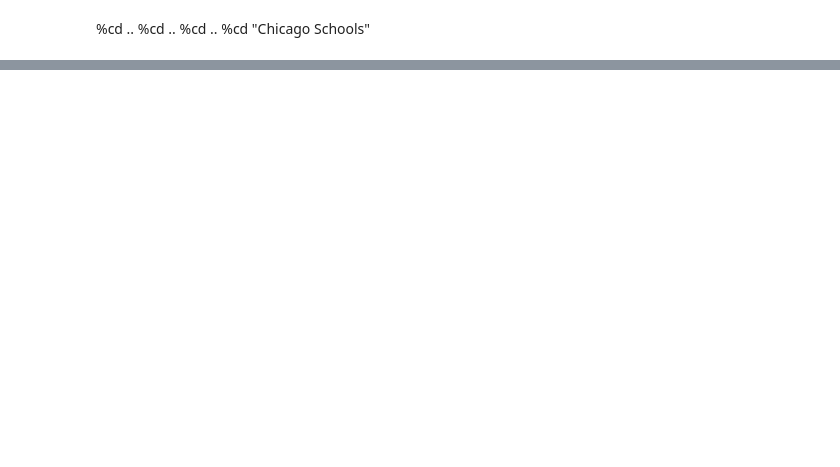
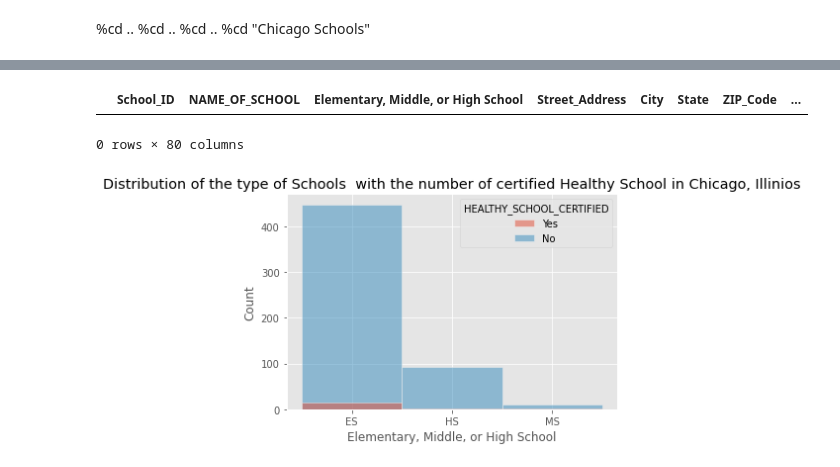
Before and after one commit to imabiodun/chicago_school_DS, a Jupyter notebook: chicago_schools.ipynb, the cells around one changed output, grey strips where cells are left out. Drawn from its saved outputs; the diff is of its cells as text; code cells hidden in the pictures; blank space fills up the shorter version.

```diff
--- a/chicago_schools.ipynb
+++ b/chicago_schools.ipynb
@@ -1,5 +1,8 @@
 # %%
 import pandas as pd
+import seaborn as sns
+import matplotlib.pyplot as plt
+plt.style.use('ggplot')
 # %%
 %cd ..
 %cd Coursera/Coursera/CSVs/
@@ -15,5 +18,6 @@ for a in df.drop('COMMUNITY_AREA_NAME',axis=1).columns:
 # %%
 df['AVERAGE_STUDENT_ATTENDANCE']=df['AVERAGE_STUDENT_ATTENDANCE'].apply(lambda x: float(str(x).strip('%')))
+df['Average_Teacher_Attendance']=df['Average_Teacher_Attendance'].apply(lambda x: float(str(x).strip('%')))
 # %%
 zip_sch_type=df.groupby('ZIP_Code')['Elementary, Middle, or High School'].value_counts(sort=False)
 zip_safety=df.groupby('ZIP_Code')['SAFETY_SCORE'].mean()
@@ -129,0 +172,12 @@ Name: Location, dtype: object
+# %%
+df[(df['Elementary, Middle, or High School']=='MS') & (df['HEALTHY_SCHOOL_CERTIFIED']=='YES')]
+# %% [output]
+|  | School_ID | NAME_OF_SCHOOL | Elementary, Middle, or High School | Street_Address | City | State | ZIP_Code | ... |
+0 rows × 80 columns
+# %%
+ax=sns.histplot(data=df,x='Elementary, Middle, or High School',hue='HEALTHY_SCHOOL_CERTIFIED')
+ax.set_title('Distribution of the type of Schools  with the number of certified Healthy School in Chicago, Illinios')
+# ax.set_xticks(['Elementary School','High School', 'Middle School'])
+plt.show()
+# %% [output]
+[figure, added]
```
Also changed, not shown: parts of 8 cells of this notebook.
